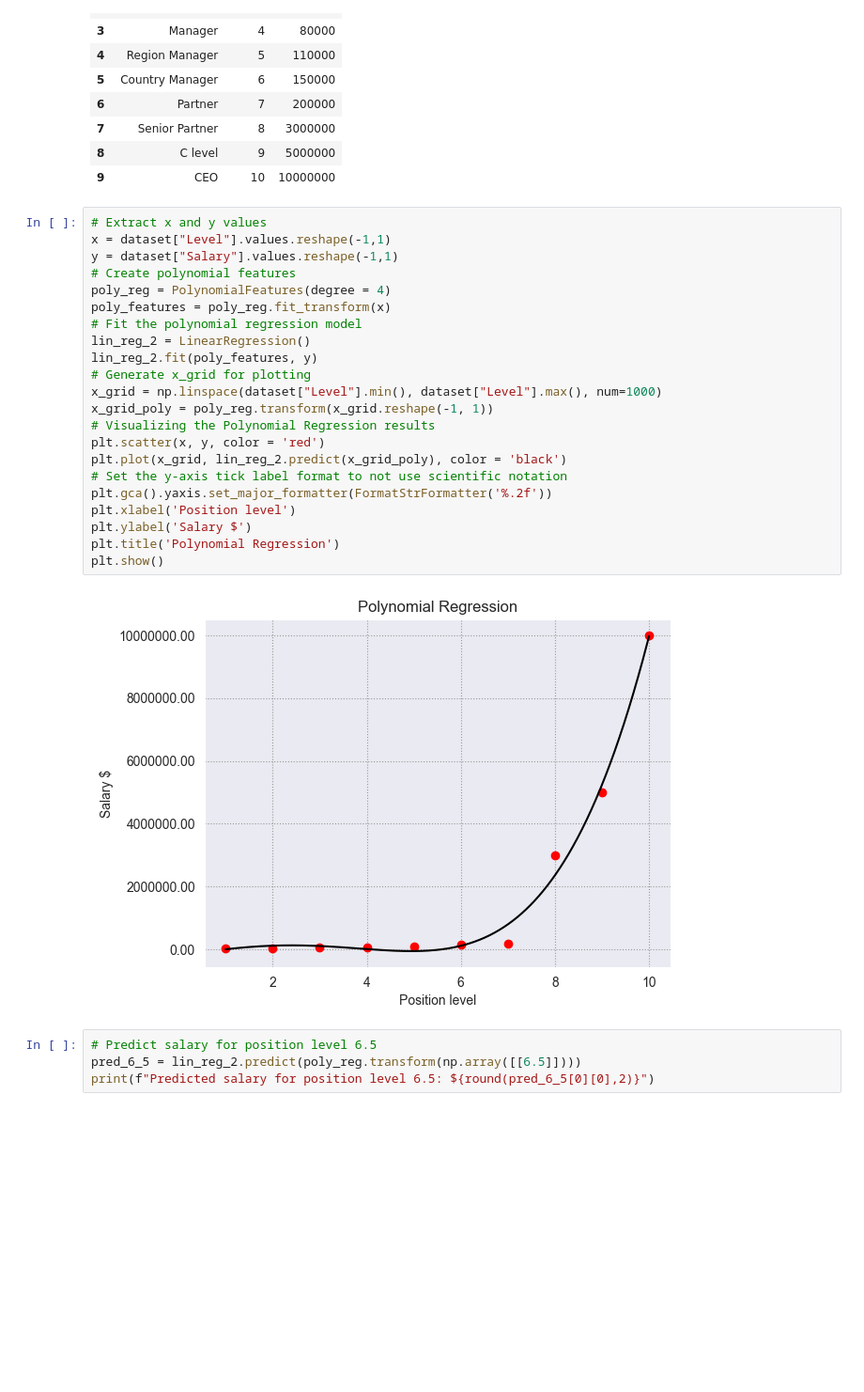
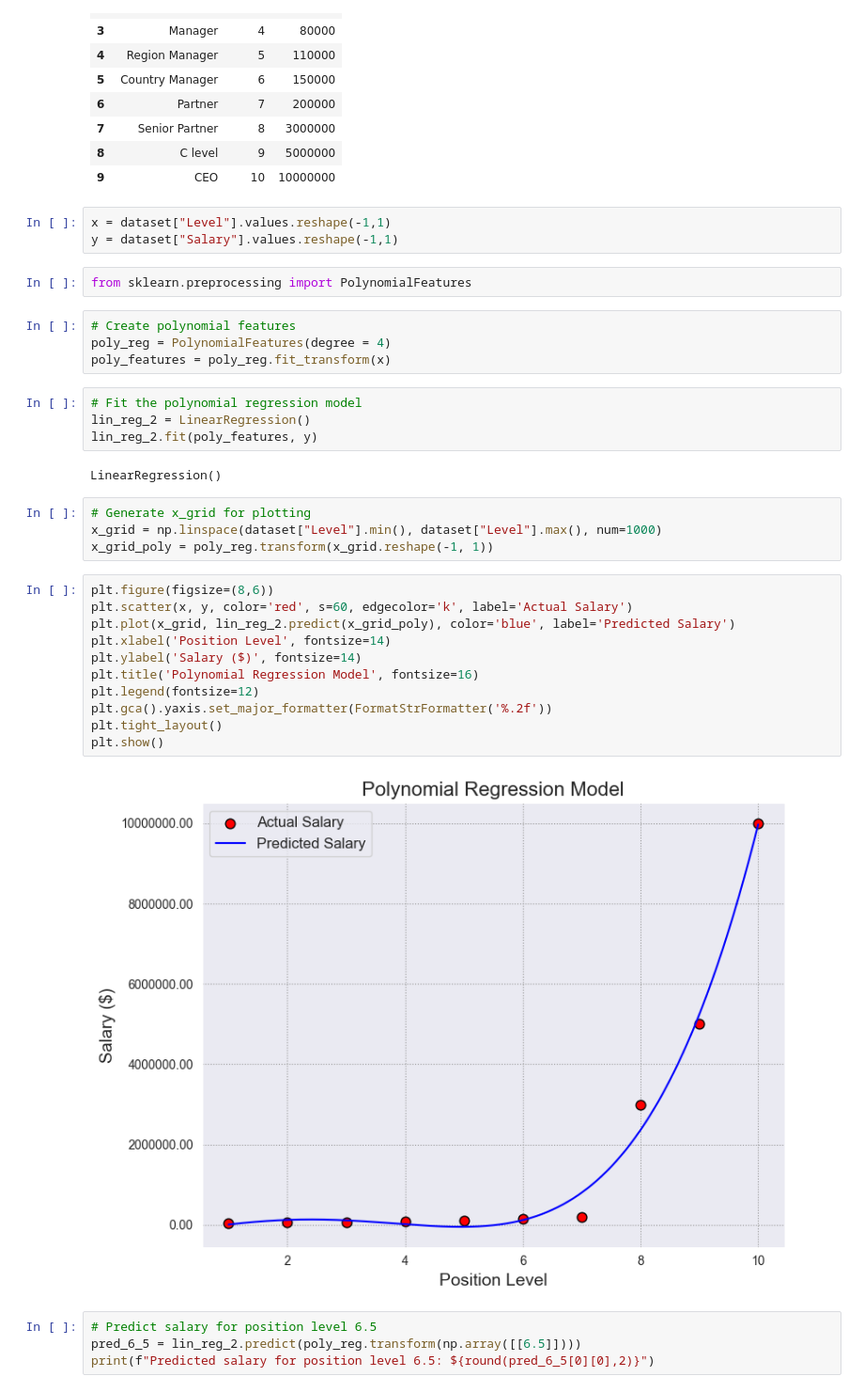
Before and after one commit to AnalyticalHarry/FutureAndOption, a Jupyter notebook: 2.Machine Learning 2 - Generalise Imputation, Imputation with linear regression, KNN Imputation and polynomial regression Model.ipynb, the cells around one changed output. Shown at 94% size. Cells and saved outputs as stored; diff of their text form; blank space fills up the shorter version.

```diff
--- a/2.Machine Learning 2 - Generalise Imputation, Imputation with linear regression, KNN Imputation and polynomial regression Model.ipynb
+++ b/2.Machine Learning 2 - Generalise Imputation, Imputation with linear regression, KNN Imputation and polynomial regression Model.ipynb
@@ -1160,30 +1278,38 @@ dataset
 | 7 | Senior Partner | 8 | 3000000 |
 | 8 | C level | 9 | 5000000 |
 | 9 | CEO | 10 | 10000000 |
+# %%
+x = dataset["Level"].values.reshape(-1,1)
+y = dataset["Salary"].values.reshape(-1,1)
+# %%
+from sklearn.preprocessing import PolynomialFeatures
+# %%
+# Create polynomial features
+poly_reg = PolynomialFeatures(degree = 4)
+poly_features = poly_reg.fit_transform(x)
+# %%
+# Fit the polynomial regression model
+lin_reg_2 = LinearRegression()
+lin_reg_2.fit(poly_features, y)
+# %% [output]
+LinearRegression()
+# %%
+# Generate x_grid for plotting
+x_grid = np.linspace(dataset["Level"].min(), dataset["Level"].max(), num=1000)
+x_grid_poly = poly_reg.transform(x_grid.reshape(-1, 1))
 # %%
-# Extract x and y values
-x = dataset["Level"].values.reshape(-1,1)
-y = dataset["Salary"].values.reshape(-1,1)
-# Create polynomial features
-poly_reg = PolynomialFeatures(degree = 4)
-poly_features = poly_reg.fit_transform(x)
-# Fit the polynomial regression model
-lin_reg_2 = LinearRegression()
-lin_reg_2.fit(poly_features, y)
-# Generate x_grid for plotting
-x_grid = np.linspace(dataset["Level"].min(), dataset["Level"].max(), num=1000)
-x_grid_poly = poly_reg.transform(x_grid.reshape(-1, 1))
-# Visualizing the Polynomial Regression results
-plt.scatter(x, y, color = 'red')
-plt.plot(x_grid, lin_reg_2.predict(x_grid_poly), color = 'black')
-# Set the y-axis tick label format to not use scientific notation
+plt.figure(figsize=(8,6))
+plt.scatter(x, y, color='red', s=60, edgecolor='k', label='Actual Salary')
+plt.plot(x_grid, lin_reg_2.predict(x_grid_poly), color='blue', label='Predicted Salary')
+plt.xlabel('Position Level', fontsize=14)
+plt.ylabel('Salary ($)', fontsize=14)
+plt.title('Polynomial Regression Model', fontsize=16)
+plt.legend(fontsize=12)
 plt.gca().yaxis.set_major_formatter(FormatStrFormatter('%.2f'))
-plt.xlabel('Position level')
-plt.ylabel('Salary $')
-plt.title('Polynomial Regression')
+plt.tight_layout()
 plt.show()
 # %% [output]
-[figure, old version]
+[figure, new version]
 # %%
 # Predict salary for position level 6.5
 pred_6_5 = lin_reg_2.predict(poly_reg.transform(np.array([[6.5]])))
```
Also changed, not shown: parts of 69 cells of this notebook.
